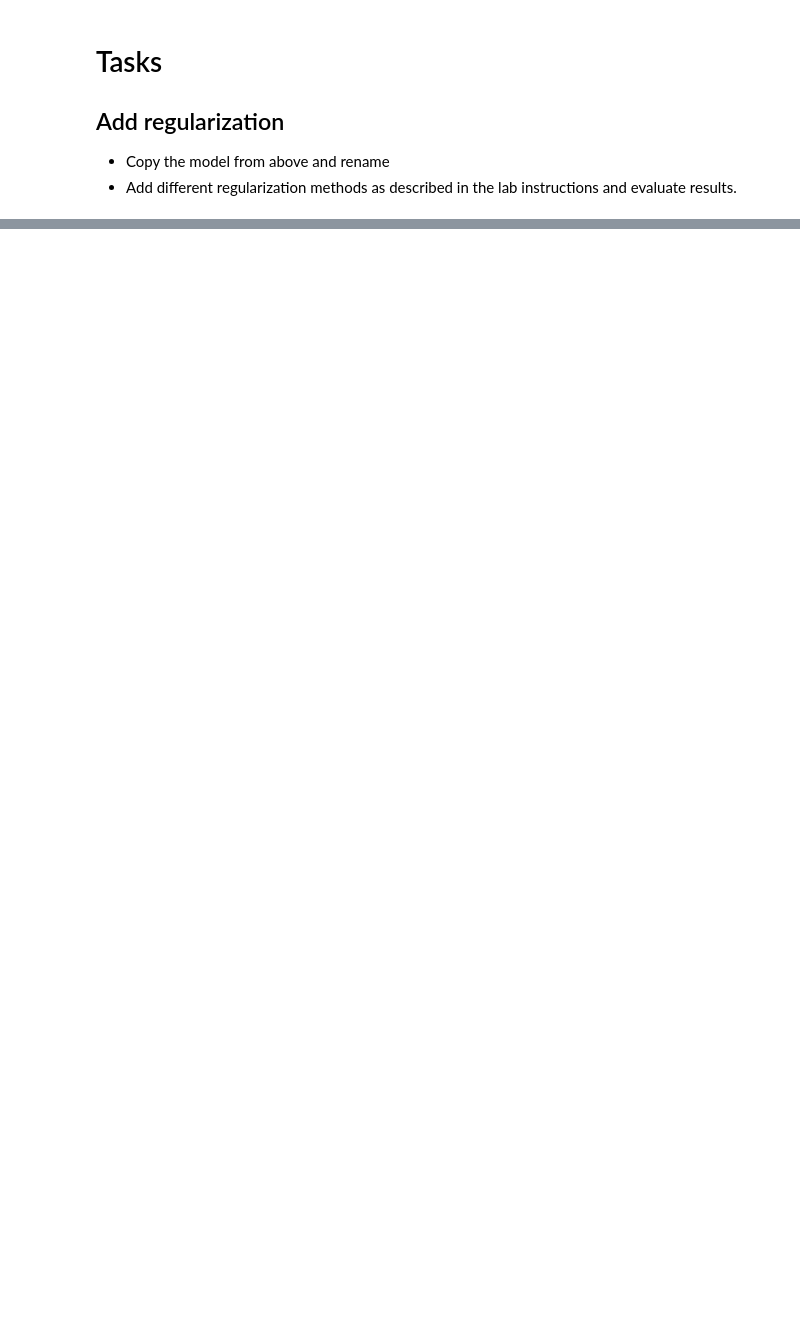
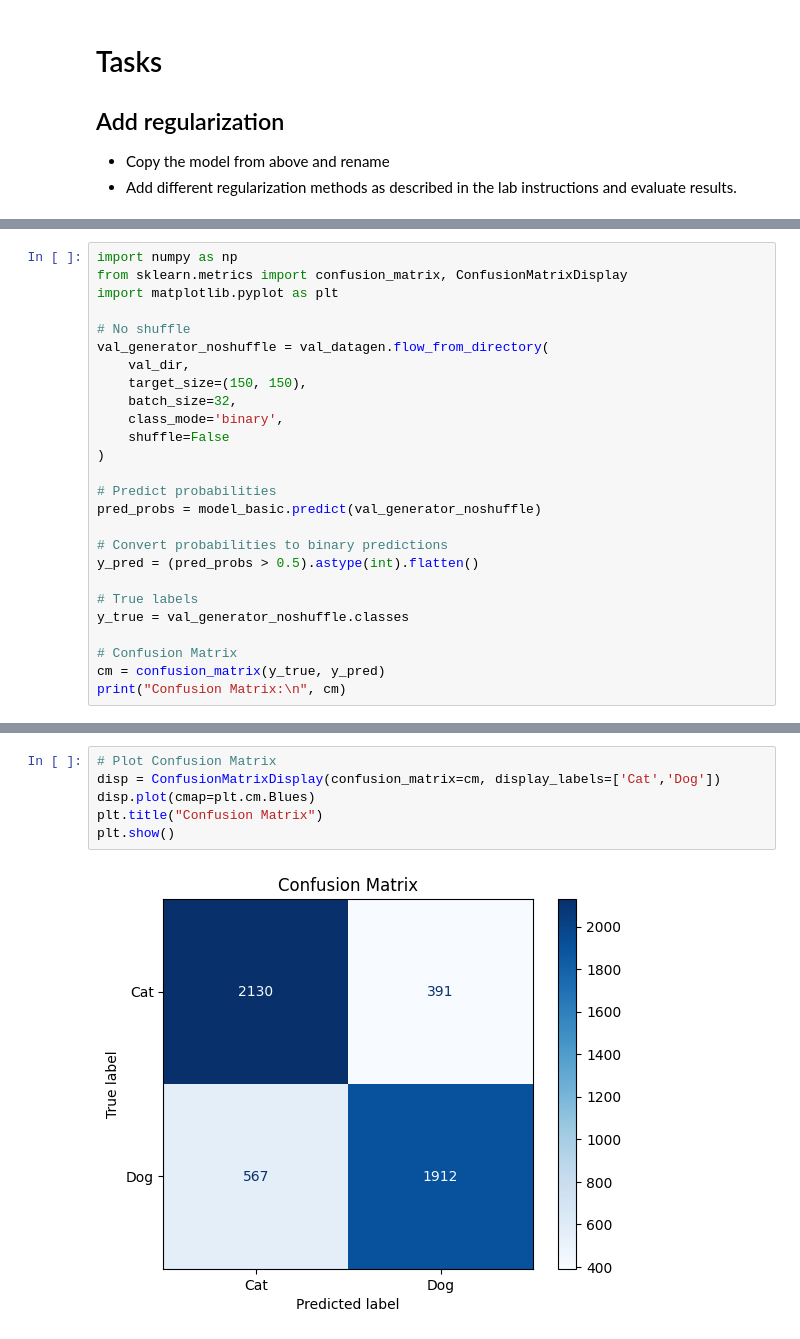
Before and after one commit to M-Nassef/Regularization, a Jupyter notebook: Lab09_1_Regularization.ipynb, the cells around one changed output, grey strips where cells are left out. Saved outputs shown, nothing was run; the diff lists cells and outputs as text; blank space fills up the shorter version.

```diff
--- a/Lab09_1_Regularization.ipynb
+++ b/Lab09_1_Regularization.ipynb
@@ -166,0 +165,26 @@ plt.show()
+# %%
+import numpy as np
+from sklearn.metrics import confusion_matrix, ConfusionMatrixDisplay
+import matplotlib.pyplot as plt
+
+# No shuffle
+val_generator_noshuffle = val_datagen.flow_from_directory(
+    val_dir,
+    target_size=(150, 150),
+    batch_size=32,
+    class_mode='binary',
+    shuffle=False
+)
+
+# Predict probabilities
+pred_probs = model_basic.predict(val_generator_noshuffle)
+
+# Convert probabilities to binary predictions
+y_pred = (pred_probs > 0.5).astype(int).flatten()
+
+# True labels
+y_true = val_generator_noshuffle.classes
+
+# Confusion Matrix
+cm = confusion_matrix(y_true, y_pred)
+print("Confusion Matrix:\n", cm)
@@ -166,0 +198,8 @@ plt.show()
+# %%
+# Plot Confusion Matrix
+disp = ConfusionMatrixDisplay(confusion_matrix=cm, display_labels=['Cat','Dog'])
+disp.plot(cmap=plt.cm.Blues)
+plt.title("Confusion Matrix")
+plt.show()
+# %% [output]
+[figure, added]
```
Also changed, not shown: parts of 6 cells of this notebook.
